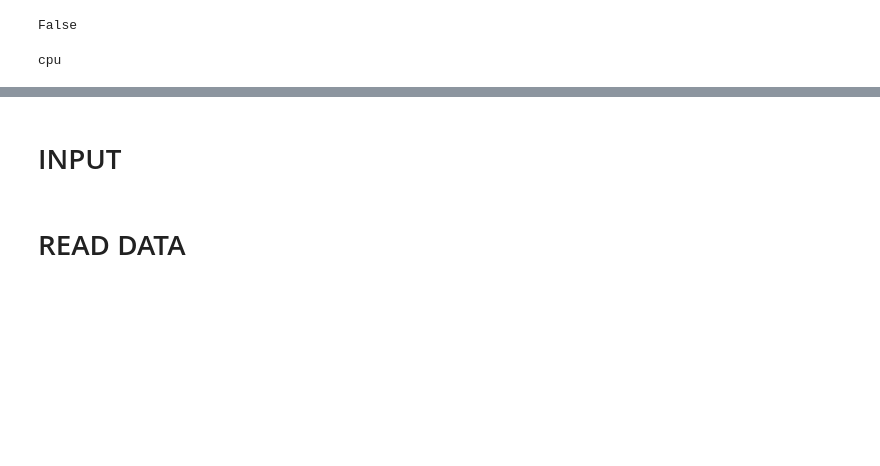
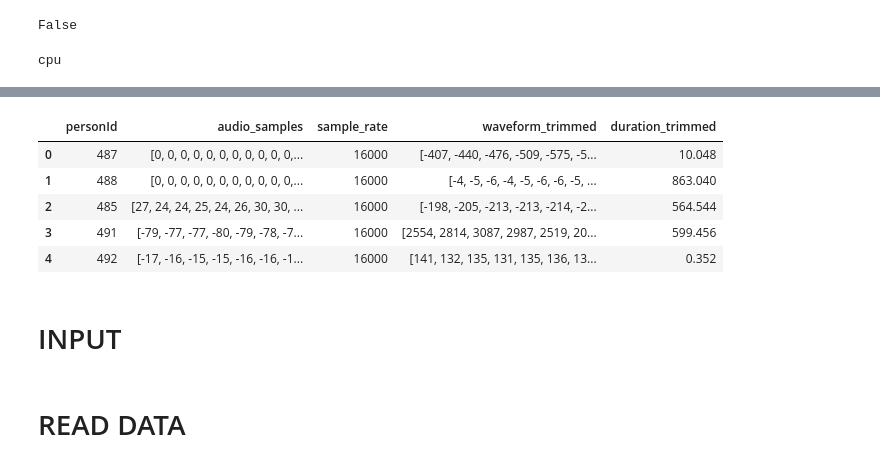
Before and after one commit to pongsapaks/Detection-depression, a Jupyter notebook: dl_transformer_pytorch.ipynb, the cells around one changed output, grey strips where cells are left out. Drawn from its saved outputs; the diff is of its cells as text; code cells hidden in the pictures; blank space fills up the shorter version.

```diff
--- a/dl_transformer_pytorch.ipynb
+++ b/dl_transformer_pytorch.ipynb
@@ -114,3 +155,12 @@ print(audio_df.head())  # Print the first few rows to verify the results
+# %%
+audio_df
+# %% [output]
+|  | personId | audio_samples | sample_rate | waveform_trimmed | duration_trimmed |
+| 0 | 487 | [0, 0, 0, 0, 0, 0, 0, 0, 0, 0, 0,... | 16000 | [-407, -440, -476, -509, -575, -5... | 10.048 |
+| 1 | 488 | [0, 0, 0, 0, 0, 0, 0, 0, 0, 0, 0,... | 16000 | [-4, -5, -6, -4, -5, -6, -6, -5, ... | 863.040 |
+| 2 | 485 | [27, 24, 24, 25, 24, 26, 30, 30, ... | 16000 | [-198, -205, -213, -213, -214, -2... | 564.544 |
+| 3 | 491 | [-79, -77, -77, -80, -79, -78, -7... | 16000 | [2554, 2814, 3087, 2987, 2519, 20... | 599.456 |
+| 4 | 492 | [-17, -16, -15, -15, -16, -16, -1... | 16000 | [141, 132, 135, 131, 135, 136, 13... | 0.352 |
 # %%
 plt.figure(figsize=(14, 5))
 
```
Also changed, not shown: parts of 6 cells of this notebook.
